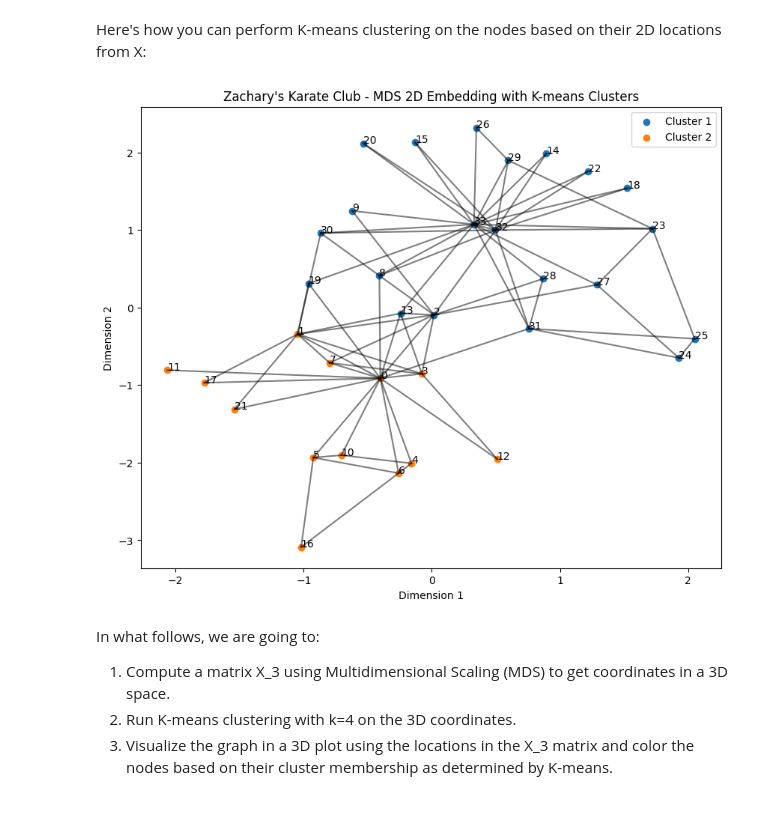
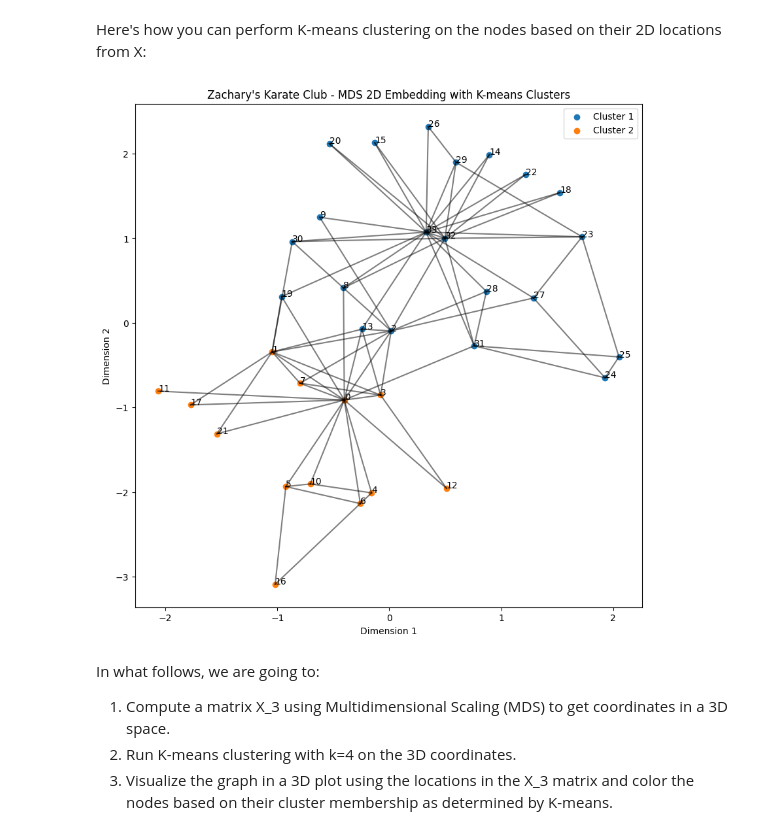
Before and after one commit to vmpreciado/NETS3120, a Jupyter notebook: CommunitiesMDSshortest.ipynb, the cells around one changed output. Saved outputs shown, nothing was run; the diff lists cells and outputs as text; code cells hidden in the pictures.

```diff
--- a/CommunitiesMDSshortest.ipynb
+++ b/CommunitiesMDSshortest.ipynb
@@ -108,38 +111,36 @@ To group the nodes into classes based on their locations defined by the matrix X
 # %% [markdown]
 Here's how you can perform K-means clustering on the nodes based on their 2D locations from X:
 # %%
-from sklearn.cluster import KMeans
-
 # Number of clusters
 k = 2
 
 # Perform K-means clustering
 kmeans = KMeans(n_clusters=k, random_state=42, n_init=10)
 clusters = kmeans.fit_predict(X)
 
 # Plot the clustered graph
-plt.figure(figsize=(10, 8))
+plt.figure(figsize=(10, 10))
 
 # Plot the edges first to keep them in the background
 for edge in G.edges():
     start_pos, end_pos = X[edge[0]], X[edge[1]]
     plt.plot([start_pos[0], end_pos[0]], [start_pos[1], end_pos[1]], 'k-', alpha=0.5)
 
 # Plot the nodes, colored by their cluster membership
 for i in range(k):
     plt.scatter(X[clusters == i, 0], X[clusters == i, 1], label=f'Cluster {i+1}')
 
 # Label the points with their corresponding node numbers
 for i, txt in enumerate(G.nodes()):
     plt.annotate(txt, (X[i, 0], X[i, 1]))
 
 plt.title("Zachary's Karate Club - MDS 2D Embedding with K-means Clusters")
 plt.xlabel("Dimension 1")
 plt.ylabel("Dimension 2")
 plt.legend()
 plt.show()
 # %% [output]
-[figure, old version]
+[figure, new version]
 # %% [markdown]
 In what follows, we are going to:
 1. Compute a matrix X_3 using Multidimensional Scaling (MDS) to get coordinates in a 3D space.
```
Also changed, not shown: parts of 13 cells of this notebook.
